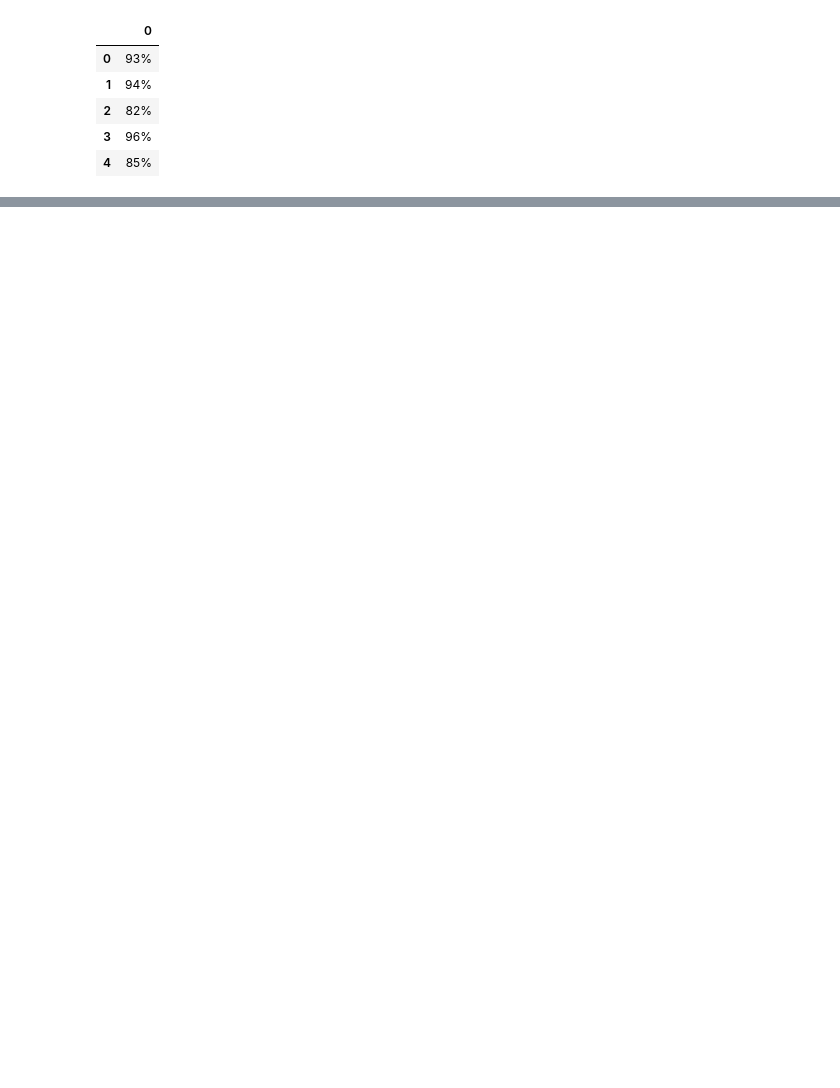
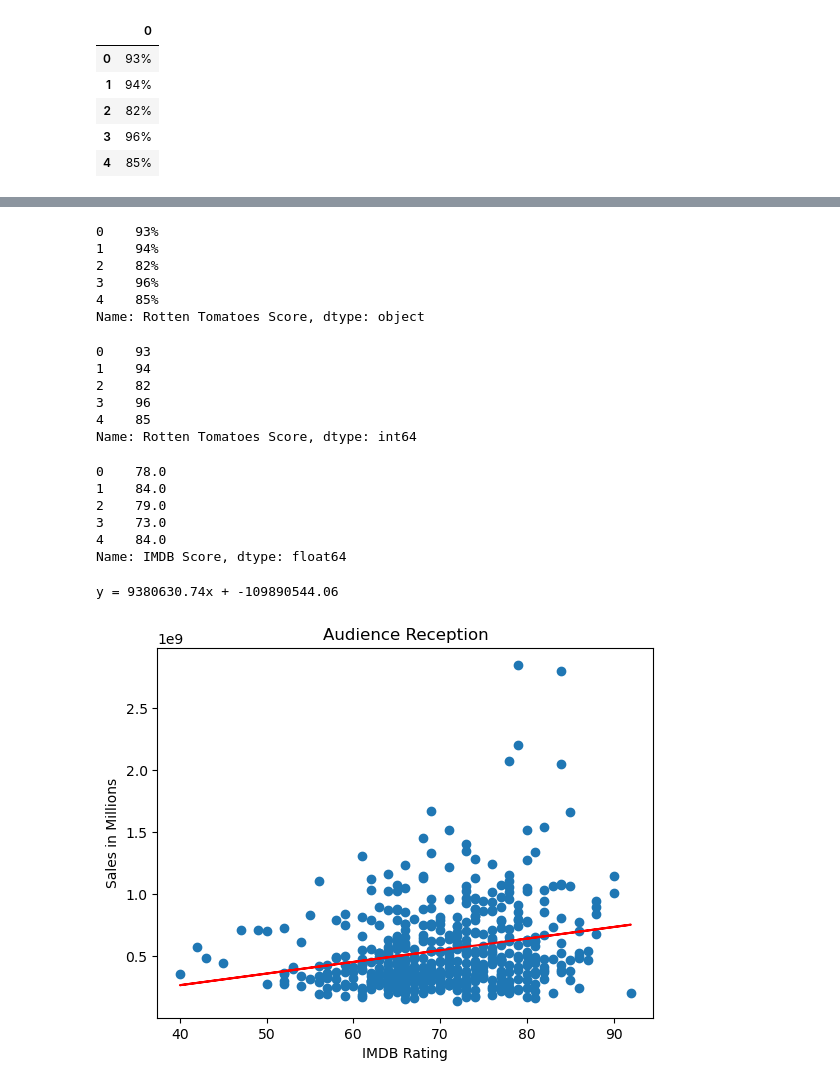
Before and after one commit to edwardAugust/project1-group2, a Jupyter notebook: main_updated.ipynb, the cells around one changed output, grey strips where cells are left out. Cells and saved outputs as stored; diff of their text form; code cells hidden in the pictures; blank space fills up the shorter version.

```diff
--- a/main_updated.ipynb
+++ b/main_updated.ipynb
@@ -186,0 +159,68 @@ full_moviels_df.to_csv("Output/Movie_Data.csv")
+# %%
+# Formatting with a function that calls a loop
+# this one removes the percentage signs
+# further, data types are inconsistent
+def format_score(x):
+    if '%' in x:# removes the percentage sign
+        return x.split('%')[0]
+    elif '/' in x:# this one was for those'XX/100'
+        return x.split('/')[0]
+    elif '–' in x:# the split one
+        return x.split('–')[0] #the wierd one
+    elif x is None:
+        return None
+df['Rotten Tomatoes Score'].head()
+# %% [output]
+0    93%
+1    94%
+2    82%
+3    96%
+4    85%
+Name: Rotten Tomatoes Score, dtype: object
+# %%
+# Call the above formula, the idea for mapping and using lambda
+# came from a previous tutoring session
+df["Rotten Tomatoes Score"] = df["Rotten Tomatoes Score"].map(lambda x: format_score(x))
+df["Rotten Tomatoes Score"] = pd.to_numeric(df["Rotten Tomatoes Score"])
+df['Rotten Tomatoes Score'].head()
+# %% [output]
+0    93
+1    94
+2    82
+3    96
+4    85
+Name: Rotten Tomatoes Score, dtype: int64
+# %%
+# Formatting the IMDB scores
+df['IMDB Score'] = df.apply(lambda x: x['IMDB Score'] * 10, axis=1)
+# %%
+df["IMDB Score"].head()
+# %% [output]
+0    78.0
+1    84.0
+2    79.0
+3    73.0
+4    84.0
+Name: IMDB Score, dtype: float64
+# %%
+# sales (y value)
+plt.scatter(df['IMDB Score'], df['World Sales'
+                                ])
+# line of regression
+x_values = df['IMDB Score']
+y_values = df['World Sales']
+(slope, intercept, rvalue, pvalue, stderr) = linregress(x_values, y_values)
+regress_values = x_values * slope + intercept
+plt.plot(x_values,regress_values,"r-")
+
+
+# Labels
+plt.ylabel("Sales in Millions")
+plt.xlabel("IMDB Rating")
+plt.title('Audience Reception')
+line_eq = "y = " + str(round(slope,2)) + "x + " + str(round(intercept,2))
+#plt.annotate(line_eq,(5.8,0.8),fontsize=15,color="red")
+print(line_eq)
+# %% [output]
+y = 9380630.74x + -109890544.06
+[figure, added]
```
Also changed, not shown: parts of 7 cells of this notebook.
